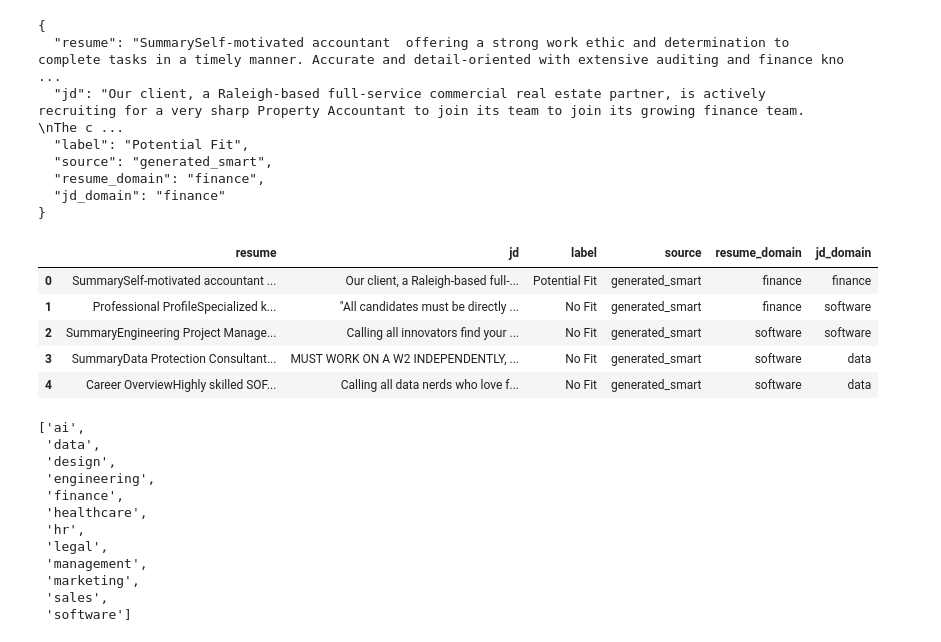
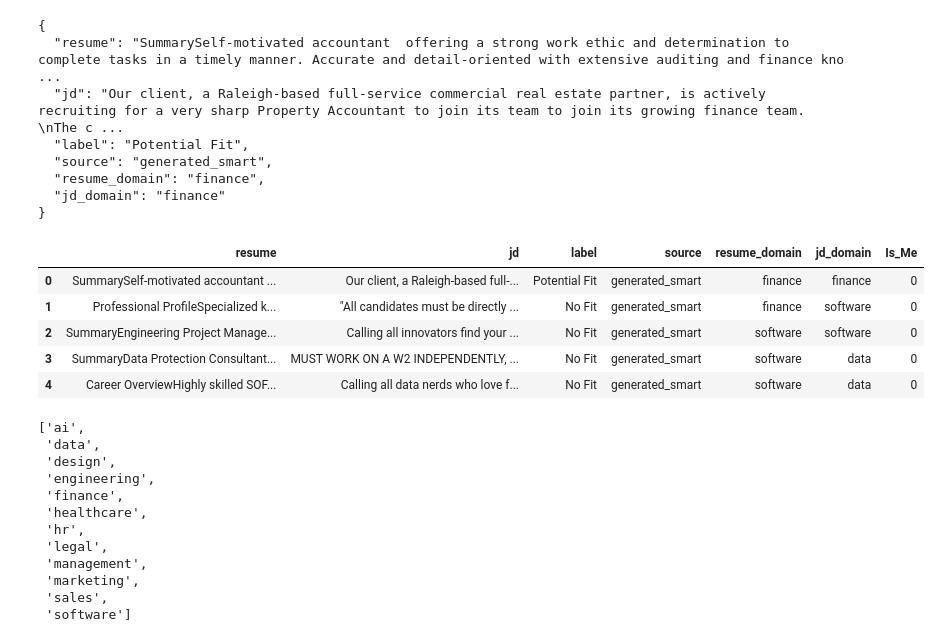
Before and after one commit to deloresmincarelli/Portfolio, a Jupyter notebook: peopleLikeMe/career_exploration.ipynb, the cells around one changed output. Saved outputs shown, nothing was run; the diff lists cells and outputs as text; code cells hidden in the pictures.

```diff
--- a/peopleLikeMe/career_exploration.ipynb
+++ b/peopleLikeMe/career_exploration.ipynb
@@ -40,19 +40,21 @@ print(json.dumps(row, indent=2, ensure_ascii=False))
 # %%
 
 train = dataset["train"].to_pandas()
 test = dataset["test"].to_pandas()
 
+train["Is_Me"] = 0
+test["Is_Me"] = 0
 
 train.head()
 # row = train.iloc[0].to_dict()
 # print(json.dumps(row, indent=2, ensure_ascii=False))
 # %% [output]
-|  | resume | jd | label | source | resume_domain | jd_domain |
-| 0 | SummarySelf-motivated accountant ... | Our client, a Raleigh-based full-... | Potential Fit | generated_smart | finance | finance |
-| 1 | Professional ProfileSpecialized k... | "All candidates must be directly ... | No Fit | generated_smart | finance | software |
-| 2 | SummaryEngineering Project Manage... | Calling all innovators find your ... | No Fit | generated_smart | software | software |
-| 3 | SummaryData Protection Consultant... | MUST WORK ON A W2 INDEPENDENTLY, ... | No Fit | generated_smart | software | data |
-| 4 | Career OverviewHighly skilled SOF... | Calling all data nerds who love f... | No Fit | generated_smart | software | data |
+|  | resume | jd | label | source | resume_domain | jd_domain | Is_Me |
+| 0 | SummarySelf-motivated accountant ... | Our client, a Raleigh-based full-... | Potential Fit | generated_smart | finance | finance | 0 |
+| 1 | Professional ProfileSpecialized k... | "All candidates must be directly ... | No Fit | generated_smart | finance | software | 0 |
+| 2 | SummaryEngineering Project Manage... | Calling all innovators find your ... | No Fit | generated_smart | software | software | 0 |
+| 3 | SummaryData Protection Consultant... | MUST WORK ON A W2 INDEPENDENTLY, ... | No Fit | generated_smart | software | data | 0 |
+| 4 | Career OverviewHighly skilled SOF... | Calling all data nerds who love f... | No Fit | generated_smart | software | data | 0 |
 # %%
 distinct_resume_domains = sorted(train["resume_domain"].dropna().unique())
 distinct_resume_domains
```
Also changed, not shown: parts of 11 cells of this notebook, 3 other files.
